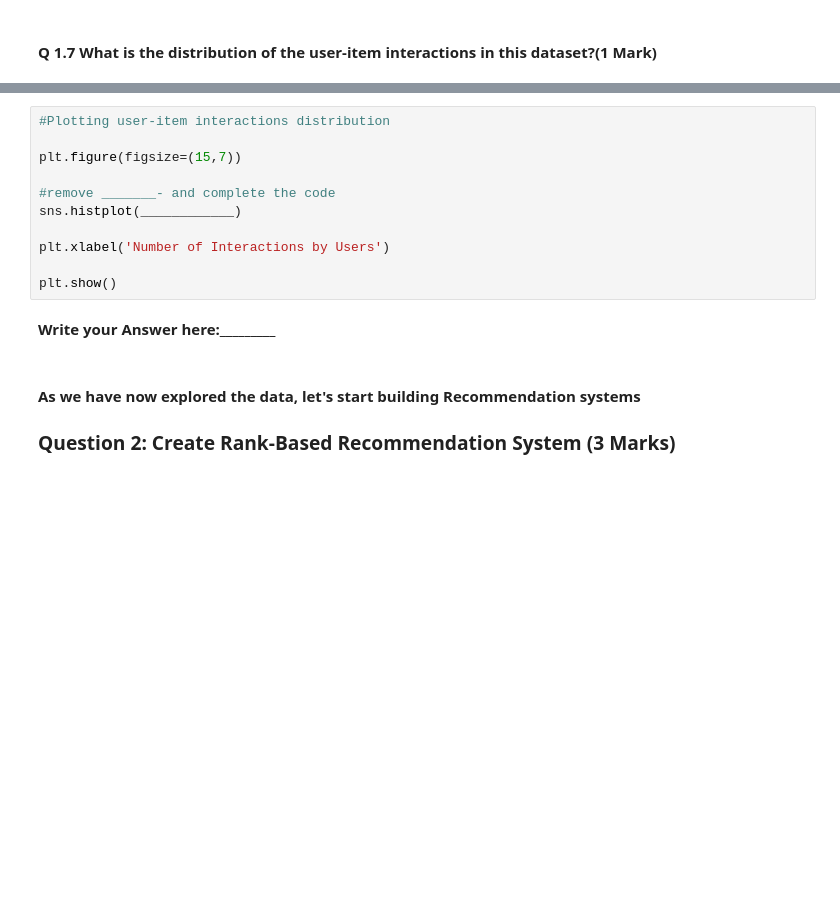
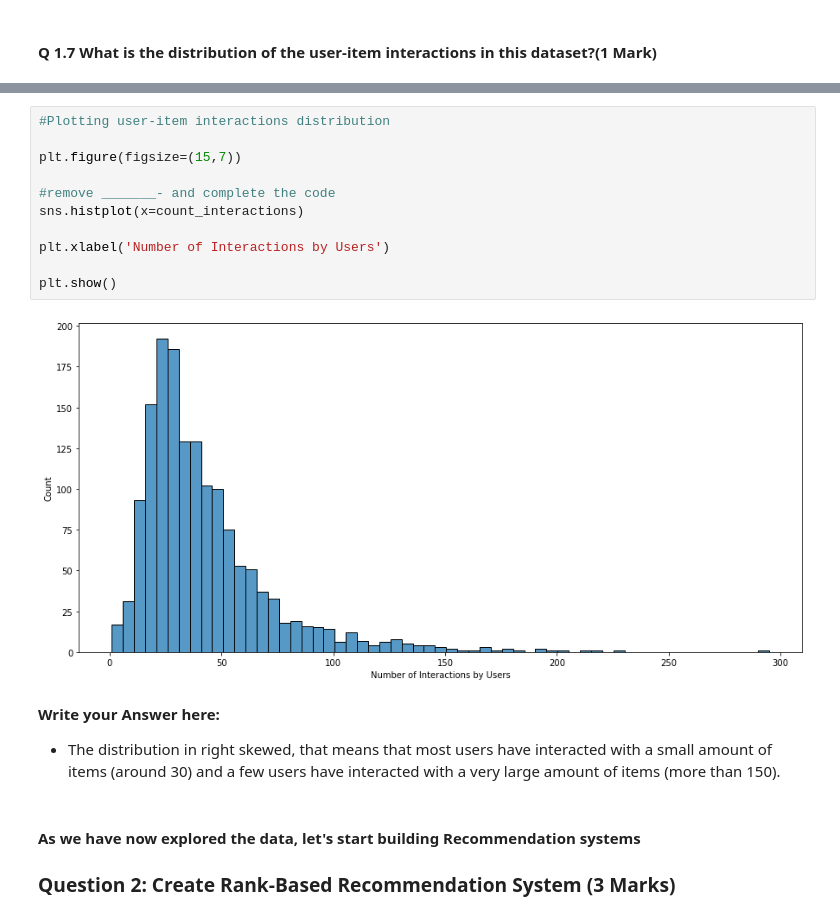
Before and after one commit to macedoti13/MIT-IDSS-DSML, a Jupyter notebook: 7- Recommendation Systems/Practice Project/Practice_Project_Product_Recommendation.ipynb, the cells around one changed output, grey strips where cells are left out. Drawn from its saved outputs; the diff is of its cells as text; blank space fills up the shorter version.

```diff
--- a/7- Recommendation Systems/Practice Project/Practice_Project_Product_Recommendation.ipynb
+++ b/7- Recommendation Systems/Practice Project/Practice_Project_Product_Recommendation.ipynb
@@ -225,16 +323,19 @@ count_interactions
 # %%
 #Plotting user-item interactions distribution
 
 plt.figure(figsize=(15,7))
 
 #remove _______- and complete the code
-sns.histplot(____________)
+sns.histplot(x=count_interactions)
 
 plt.xlabel('Number of Interactions by Users')
 
 plt.show()
+# %% [output]
+[figure, added]
-# %% [markdown]
-**Write your Answer here:_________**
+# %% [markdown]
+**Write your Answer here:**
+- The distribution in right skewed, that means that most users have interacted with a small amount of items (around 30) and a few users have interacted with a very large amount of items (more than 150).
 # %% [markdown]
 #### As we have now explored the data, let's start building Recommendation systems
 
```
Also changed, not shown: parts of 85 cells of this notebook, 1 other file.
